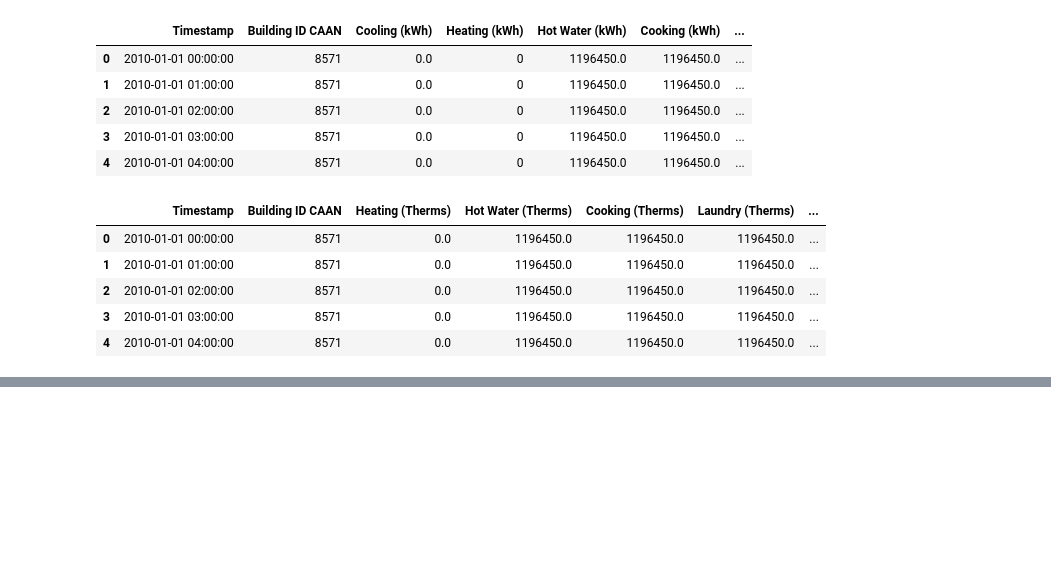
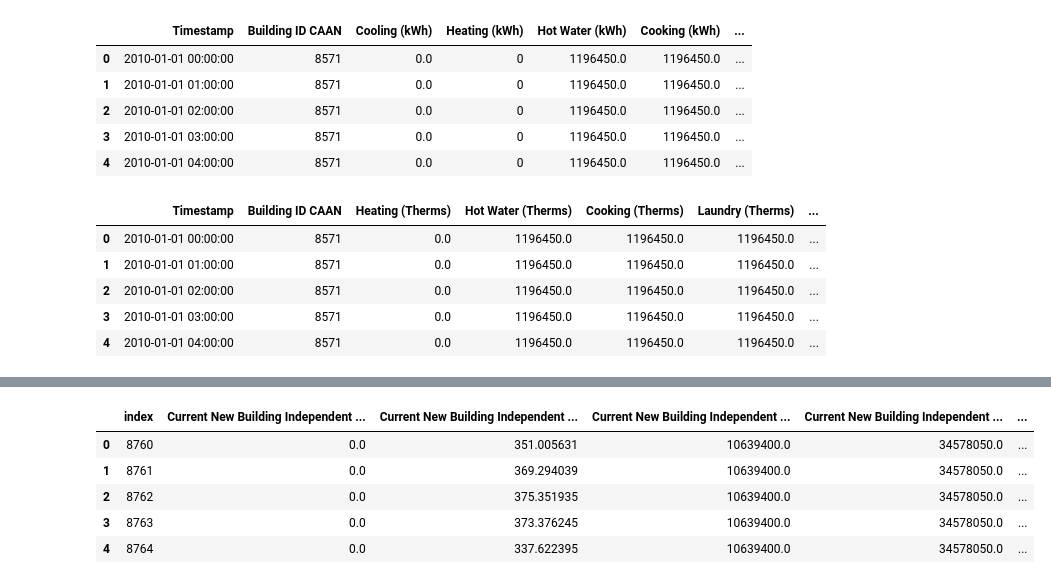
Before and after one commit to NikitaKhatwani/District-system---Engineering-model, a Jupyter notebook: UCSB_Loads and usage.ipynb, the cells around one changed output, grey strips where cells are left out. Saved outputs shown, nothing was run; the diff lists cells and outputs as text; code cells hidden in the pictures; blank space fills up the shorter version.

```diff
--- a/UCSB_Loads and usage.ipynb
+++ b/UCSB_Loads and usage.ipynb
@@ -191,0 +203,9 @@ COP_newBldgEquip_reg_output.head()
+# %%
+new_Bldg_Therm_Op_Loads.head()
+# %% [output]
+|  | index | Current New Building Independent ... | Current New Building Independent ... | Current New Building Independent ... | Current New Building Independent ... | ... |
+| 0 | 8760 | 0.0 | 351.005631 | 10639400.0 | 34578050.0 | ... |
+| 1 | 8761 | 0.0 | 369.294039 | 10639400.0 | 34578050.0 | ... |
+| 2 | 8762 | 0.0 | 375.351935 | 10639400.0 | 34578050.0 | ... |
+| 3 | 8763 | 0.0 | 373.376245 | 10639400.0 | 34578050.0 | ... |
+| 4 | 8764 | 0.0 | 337.622395 | 10639400.0 | 34578050.0 | ... |
```
Also changed, not shown: parts of 16 cells of this notebook, 9 other files.
